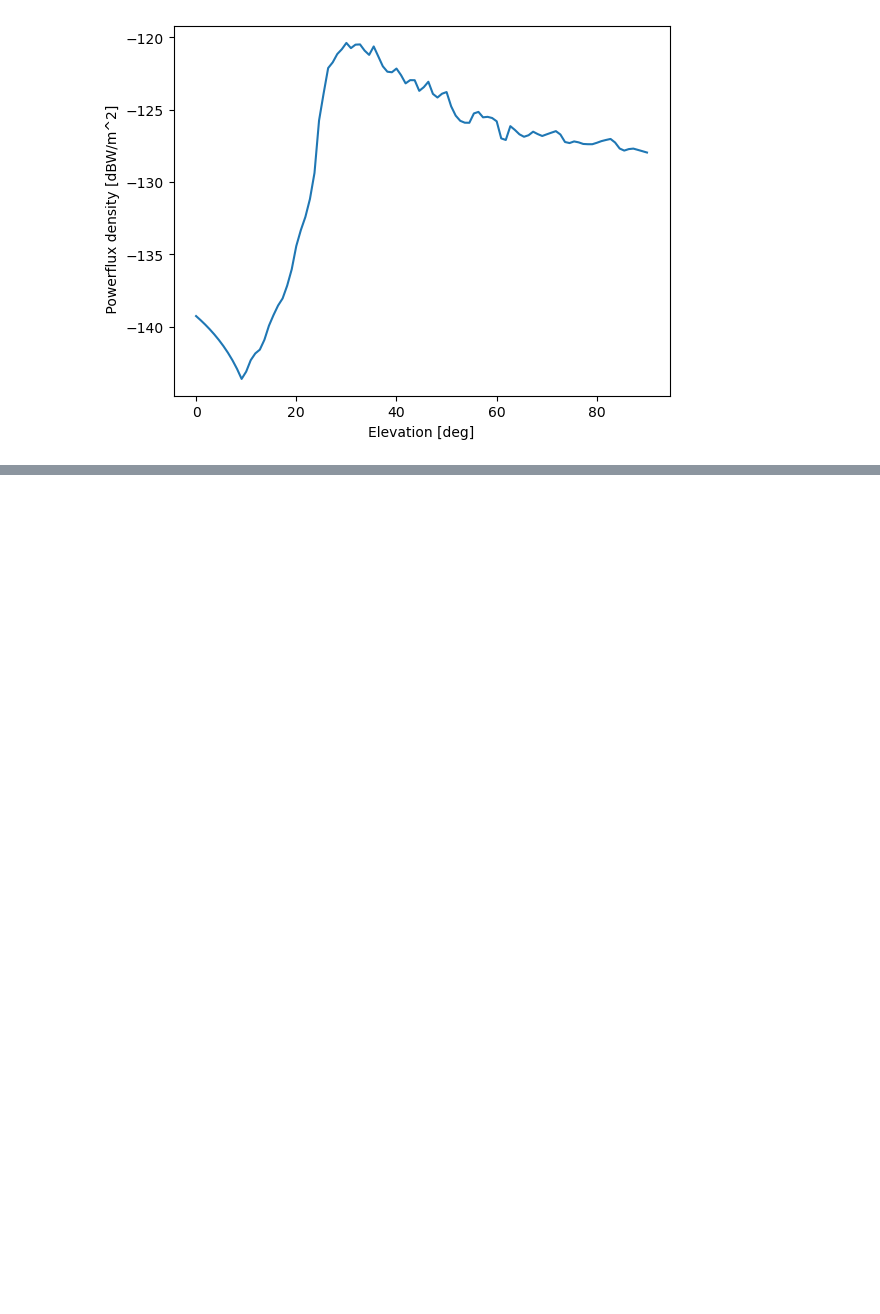
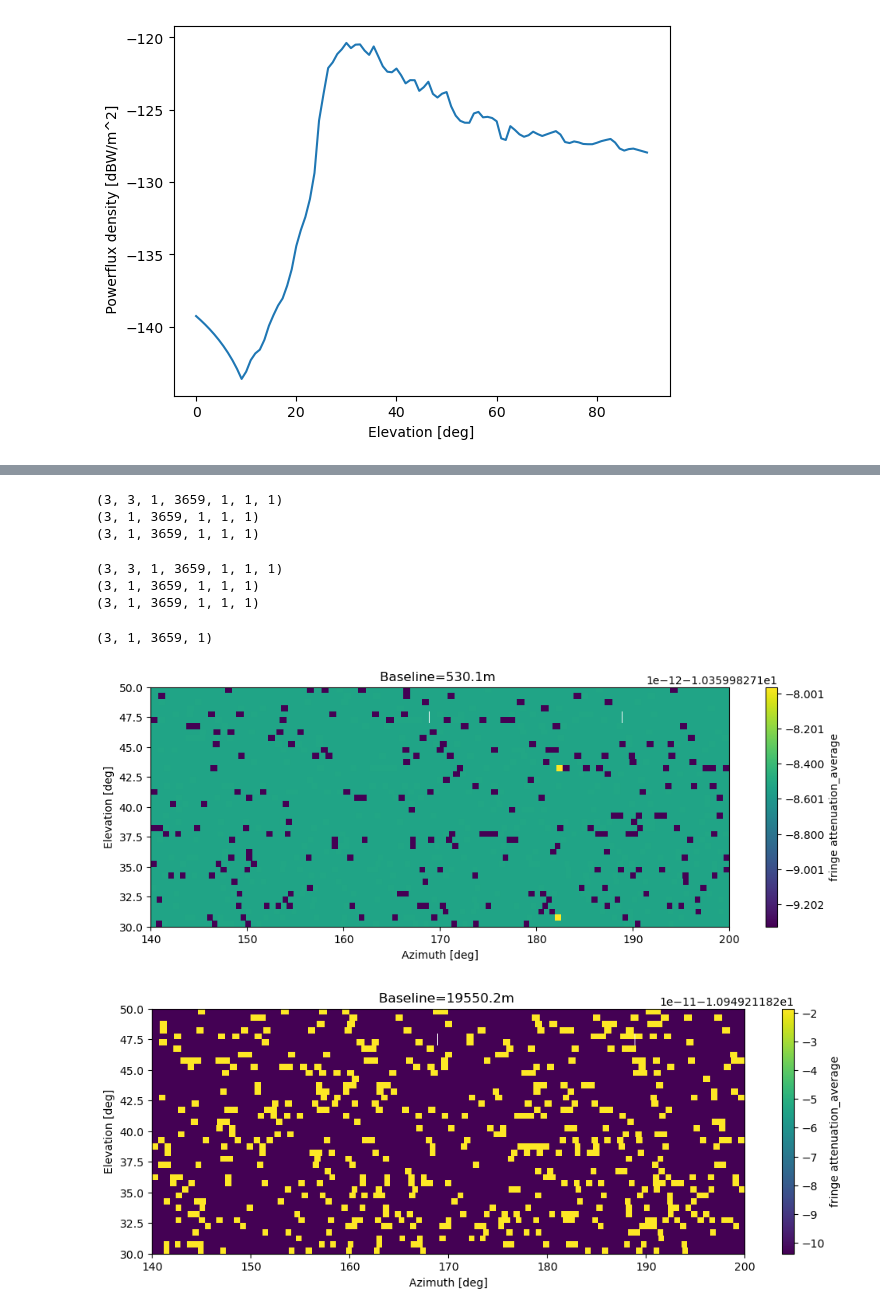
Before and after one commit to hqiu-nju/scepter, a Jupyter notebook: notebooks/fringe_simulation.ipynb, the cells around one changed output, grey strips where cells are left out. Drawn from its saved outputs; the diff is of its cells as text; code cells hidden in the pictures; blank space fills up the shorter version.

```diff
--- a/notebooks/fringe_simulation.ipynb
+++ b/notebooks/fringe_simulation.ipynb
@@ -291,0 +359,36 @@ satpwrpfd=(np.interp(star_el,xp=x_el,fp=y_pfd))  ###
+# %%
+el=test.tel_el
+az=test.tel_az
+lat = test.location.flatten()[0].loc.lat
+l1 = test.topo_pos_dist[0][np.newaxis,:]*u.km
+l2 = test.topo_pos_dist*u.km
+baseline= test.bearing_D*u.m
+tau1=obs.mod_tau(az,el,lat,baseline)
+print(tau1.shape)
+# %% [output]
+(3, 3, 1, 3659, 1, 1, 1)
+(3, 1, 3659, 1, 1, 1)
+(3, 1, 3659, 1, 1, 1)
+# %%
+baseline_delays=test.baselines_nearfield()
+baseline_delays[:,:,:,:,idx_t,0].shape
+# %% [output]
+(3, 3, 1, 3659, 1, 1, 1)
+(3, 1, 3659, 1, 1, 1)
+(3, 1, 3659, 1, 1, 1)
+(3, 1, 3659, 1)
+# %%
+fringes=obs.bw_fringe(delays=baseline_delays[:,:,:,:,idx_t,0].reshape(3,-1),bwchan=10,nchan=10,fch1=100)
+fringes[np.where(fringes==0)]=1e-12
+# %%
+fringes=np.log10(np.abs(fringes))*10
+# %%
+for i in range(test.baseline_delays.shape[0]-1):
+    skynet.plotgrid(fringes[i+1,].flatten(),grid_info=grid_info,elmin=30,elmax=50,zlabel='fringe attenuation_average',
+                    azmin=140,azmax=200)
+    plt.title(f"Baseline={np.round(test.bearing_D.flatten()[i+1],1)}m ")
+    plt.show()
+    plt.close()
+# %% [output]
+[figure, added]
+[figure, added]
```
Also changed, not shown: parts of 17 cells of this notebook, 6 other files.
